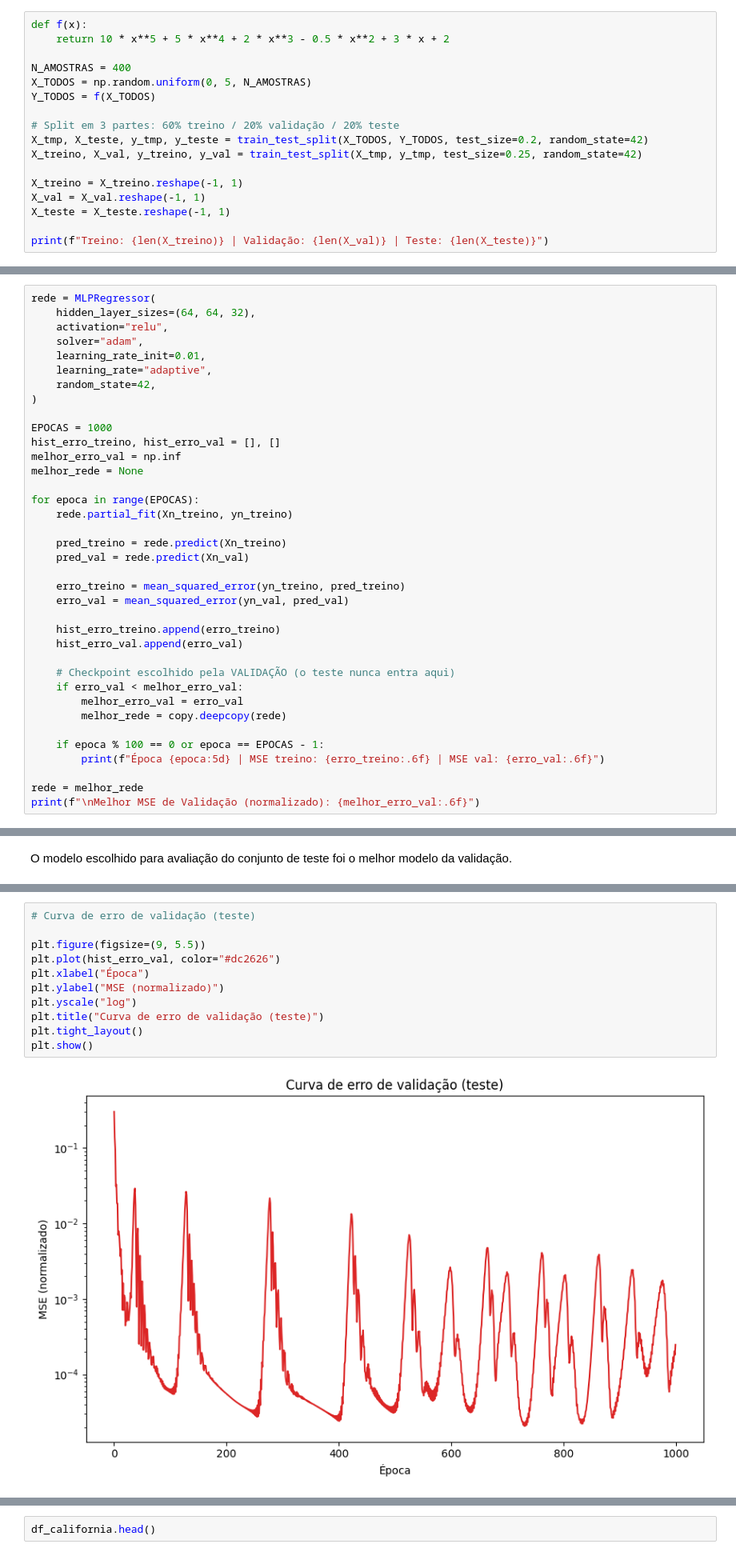
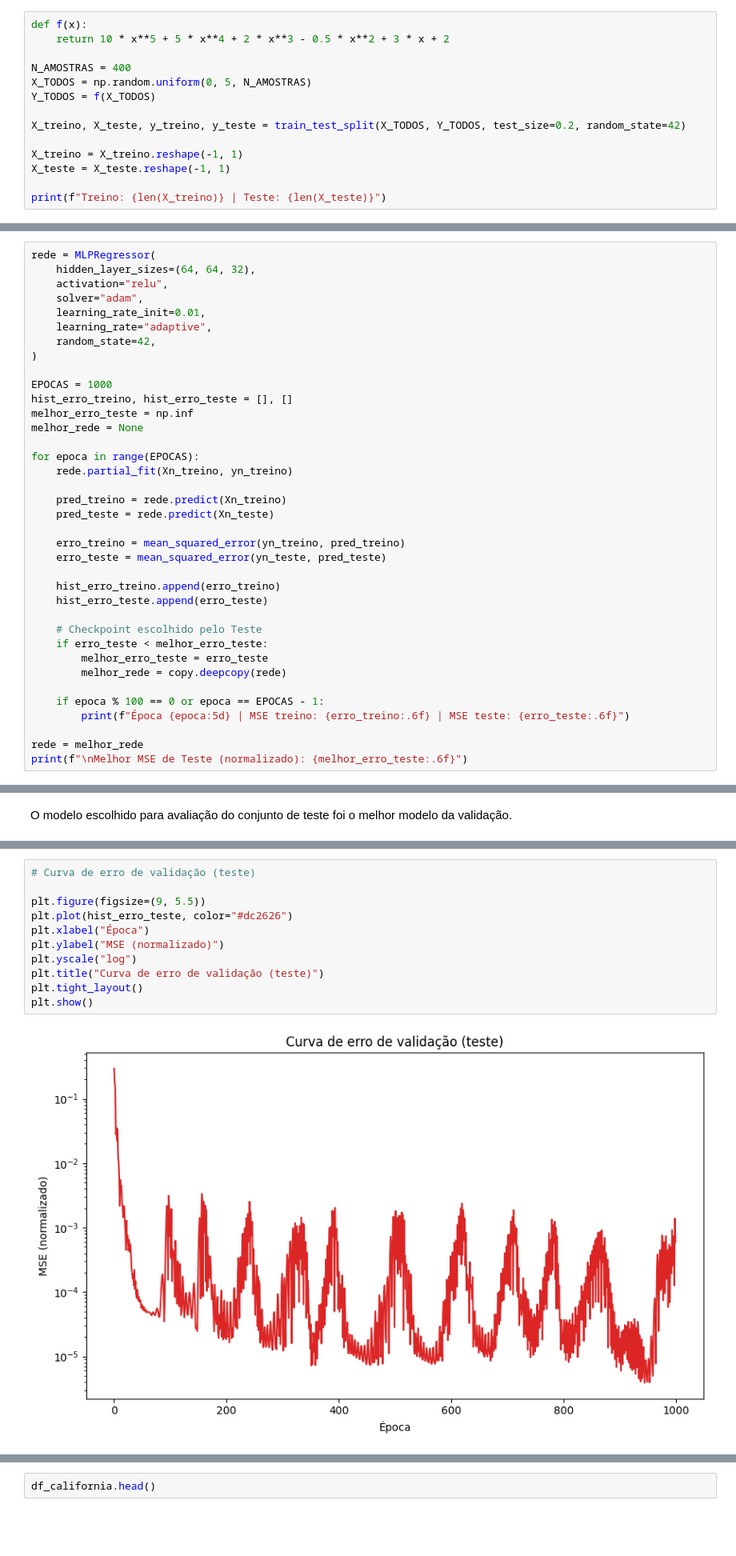
Before and after one commit to rhonnyesoaress/deeplearning, a Jupyter notebook: Questões_1_e_2.ipynb, the cells around one changed output, grey strips where cells are left out. Shown at 80% size. Drawn from its saved outputs; the diff is of its cells as text; blank space fills up the shorter version.

```diff
--- a/Questões_1_e_2.ipynb
+++ b/Questões_1_e_2.ipynb
@@ -35,13 +35,10 @@ N_AMOSTRAS = 400
 X_TODOS = np.random.uniform(0, 5, N_AMOSTRAS)
 Y_TODOS = f(X_TODOS)
 
-# Split em 3 partes: 60% treino / 20% validação / 20% teste
-X_tmp, X_teste, y_tmp, y_teste = train_test_split(X_TODOS, Y_TODOS, test_size=0.2, random_state=42)
-X_treino, X_val, y_treino, y_val = train_test_split(X_tmp, y_tmp, test_size=0.25, random_state=42)
+X_treino, X_teste, y_treino, y_teste = train_test_split(X_TODOS, Y_TODOS, test_size=0.2, random_state=42)
 
 X_treino = X_treino.reshape(-1, 1)
-X_val = X_val.reshape(-1, 1)
 X_teste = X_teste.reshape(-1, 1)
 
-print(f"Treino: {len(X_treino)} | Validação: {len(X_val)} | Teste: {len(X_teste)}")
+print(f"Treino: {len(X_treino)} | Teste: {len(X_teste)}")
 # %% [output]
@@ -72,30 +67,30 @@ rede = MLPRegressor(
 )
 
 EPOCAS = 1000
-hist_erro_treino, hist_erro_val = [], []
-melhor_erro_val = np.inf
+hist_erro_treino, hist_erro_teste = [], []
+melhor_erro_teste = np.inf
 melhor_rede = None
 
 for epoca in range(EPOCAS):
     rede.partial_fit(Xn_treino, yn_treino)
 
     pred_treino = rede.predict(Xn_treino)
-    pred_val = rede.predict(Xn_val)
+    pred_teste = rede.predict(Xn_teste)
 
     erro_treino = mean_squared_error(yn_treino, pred_treino)
-    erro_val = mean_squared_error(yn_val, pred_val)
+    erro_teste = mean_squared_error(yn_teste, pred_teste)
 
     hist_erro_treino.append(erro_treino)
-    hist_erro_val.append(erro_val)
+    hist_erro_teste.append(erro_teste)
 
-    # Checkpoint escolhido pela VALIDAÇÃO (o teste nunca entra aqui)
-    if erro_val < melhor_erro_val:
-        melhor_erro_val = erro_val
+    # Checkpoint escolhido pelo Teste
+    if erro_teste < melhor_erro_teste:
+        melhor_erro_teste = erro_teste
         melhor_rede = copy.deepcopy(rede)
 
     if epoca % 100 == 0 or epoca == EPOCAS - 1:
-        print(f"Época {epoca:5d} | MSE treino: {erro_treino:.6f} | MSE val: {erro_val:.6f}")
+        print(f"Época {epoca:5d} | MSE treino: {erro_treino:.6f} | MSE teste: {erro_teste:.6f}")
 
 rede = melhor_rede
-print(f"\nMelhor MSE de Validação (normalizado): {melhor_erro_val:.6f}")
+print(f"\nMelhor MSE de Teste (normalizado): {melhor_erro_teste:.6f}")
 # %% [output]
@@ -168,16 +163,16 @@ plt.show()
 # %%
 # Curva de erro de validação (teste)
 
 plt.figure(figsize=(9, 5.5))
-plt.plot(hist_erro_val, color="#dc2626")
+plt.plot(hist_erro_teste, color="#dc2626")
 plt.xlabel("Época")
 plt.ylabel("MSE (normalizado)")
 plt.yscale("log")
 plt.title("Curva de erro de validação (teste)")
 plt.tight_layout()
 plt.show()
 # %% [output]
-[figure, old version]
+[figure, new version]
 # %%
 plt.figure(figsize=(6.5, 6.5))
 plt.scatter(y_teste, pred_teste, color="#7c3aed", alpha=0.7, s=30, label="Amostras de teste")
```
Also changed, not shown: parts of 32 cells of this notebook, 2 other files.
